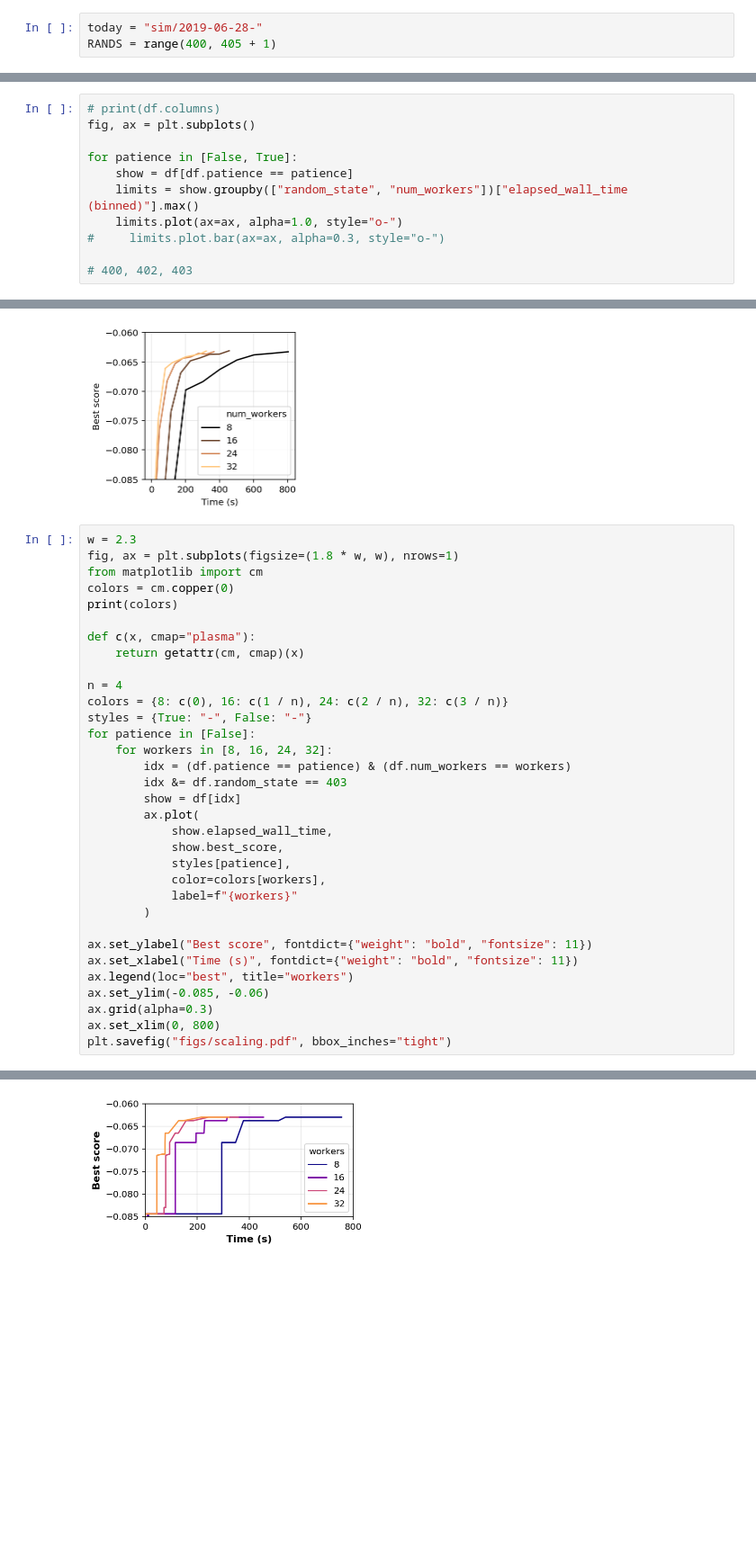
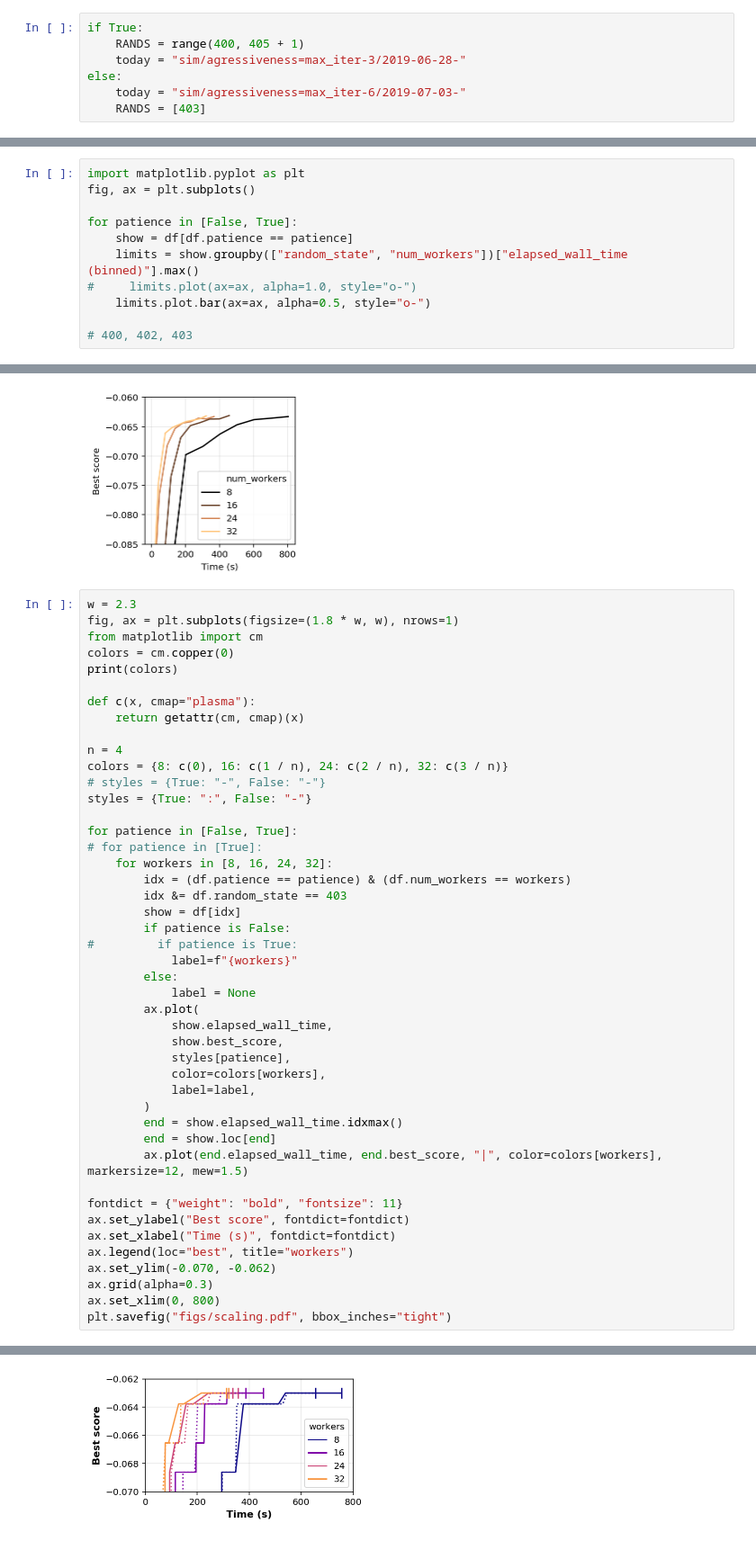
Before and after one commit to stsievert/dask-hyperband-comparison, a Jupyter notebook: image-denoising/Simulate-Viz.ipynb, the cells around one changed output, grey strips where cells are left out. Shown at 90% size. Saved outputs shown, nothing was run; the diff lists cells and outputs as text; blank space fills up the shorter version.

```diff
--- a/image-denoising/Simulate-Viz.ipynb
+++ b/image-denoising/Simulate-Viz.ipynb
@@ -55,9 +55,13 @@ def shape_history(history, **kwargs):
                  "num_workers": row["num_workers"],
                  **kwargs}]
     return out
-# %%
-today = "sim/2019-06-28-"
-RANDS = range(400, 405 + 1)
+# %%
+if True:
+    RANDS = range(400, 405 + 1)
+    today = "sim/agressiveness=max_iter-3/2019-06-28-"
+else:
+    today = "sim/agressiveness=max_iter-6/2019-07-03-"
+    RANDS = [403]
 # %%
 def fname(workers, random_state, patience):
     return f"-workers={workers}-rs={random_state}-patience={patience}"
@@ -131,14 +135,14 @@ random_state  patience  num_workers
                         32            -0.063788
 Name: best_score, dtype: float64
 # %%
-# print(df.columns)
+import matplotlib.pyplot as plt
 fig, ax = plt.subplots()
 
 for patience in [False, True]:
     show = df[df.patience == patience]
     limits = show.groupby(["random_state", "num_workers"])["elapsed_wall_time (binned)"].max()
-    limits.plot(ax=ax, alpha=1.0, style="o-")
-#     limits.plot.bar(ax=ax, alpha=0.3, style="o-")
+#     limits.plot(ax=ax, alpha=1.0, style="o-")
+    limits.plot.bar(ax=ax, alpha=0.5, style="o-")
 
 # 400, 402, 403
 # %% [output]
@@ -196,36 +186,48 @@ Text(0.5, 0, 'Time (s)')
 # %%
 w = 2.3
 fig, ax = plt.subplots(figsize=(1.8 * w, w), nrows=1)
 from matplotlib import cm
 colors = cm.copper(0)
 print(colors)
 
 def c(x, cmap="plasma"):
     return getattr(cm, cmap)(x)
 
 n = 4
 colors = {8: c(0), 16: c(1 / n), 24: c(2 / n), 32: c(3 / n)}
-styles = {True: "-", False: "-"}
-for patience in [False]:
+# styles = {True: "-", False: "-"}
+styles = {True: ":", False: "-"}
+
+for patience in [False, True]:
+# for patience in [True]:
     for workers in [8, 16, 24, 32]:
         idx = (df.patience == patience) & (df.num_workers == workers)
         idx &= df.random_state == 403
         show = df[idx]
+        if patience is False:
+#         if patience is True:
+            label=f"{workers}"
+        else:
+            label = None
         ax.plot(
             show.elapsed_wall_time,
             show.best_score,
             styles[patience],
             color=colors[workers],
-            label=f"{workers}"
+            label=label,
         )
+        end = show.elapsed_wall_time.idxmax()
+        end = show.loc[end]
+        ax.plot(end.elapsed_wall_time, end.best_score, "|", color=colors[workers], markersize=12, mew=1.5)
 
-ax.set_ylabel("Best score", fontdict={"weight": "bold", "fontsize": 11})
-ax.set_xlabel("Time (s)", fontdict={"weight": "bold", "fontsize": 11})
+fontdict = {"weight": "bold", "fontsize": 11}
+ax.set_ylabel("Best score", fontdict=fontdict)
+ax.set_xlabel("Time (s)", fontdict=fontdict)
 ax.legend(loc="best", title="workers")
-ax.set_ylim(-0.085, -0.06)
+ax.set_ylim(-0.070, -0.062)
 ax.grid(alpha=0.3)
 ax.set_xlim(0, 800)
 plt.savefig("figs/scaling.pdf", bbox_inches="tight")
 # %% [output]
 (0.0, 0.0, 0.0, 1.0)
-[figure, old version]
+[figure, new version]
```
Also changed, not shown: parts of 3 cells of this notebook, 4 other files.
